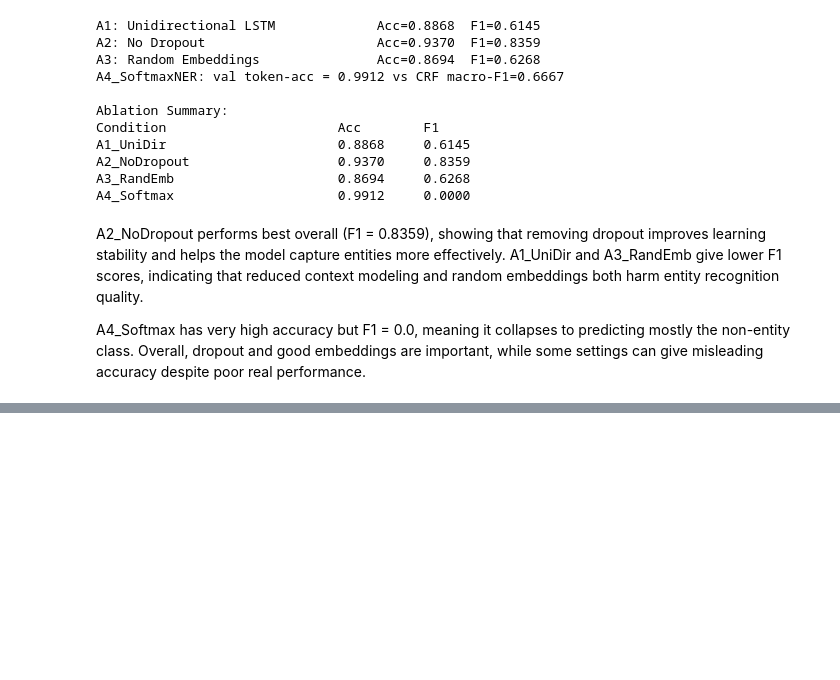
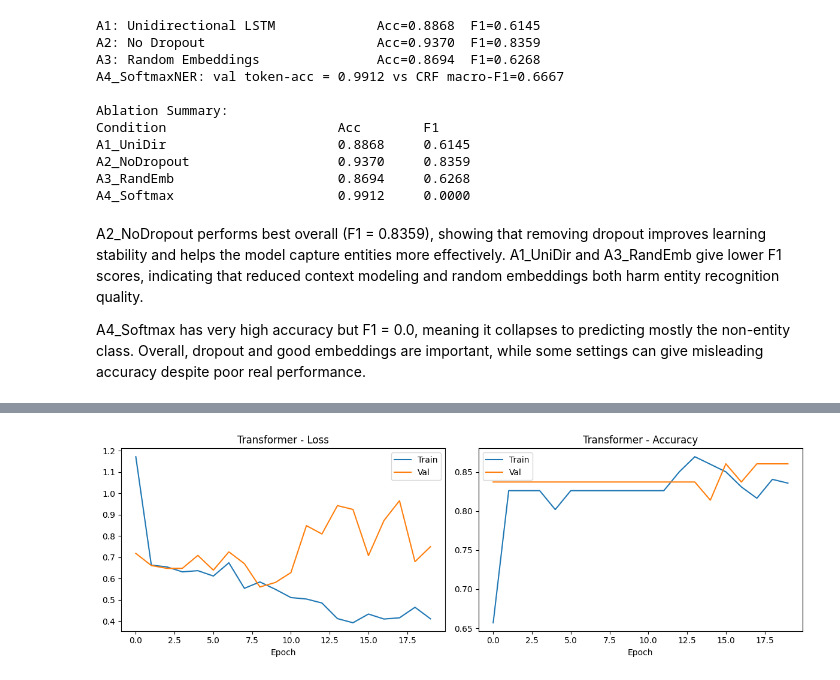
Before and after one commit to abeer-fatima47/i23-2643-NLP-Assignment2, a Jupyter notebook: i23-2643_Assignment2_DS-A.ipynb, the cells around one changed output, grey strips where cells are left out. Cells and saved outputs as stored; diff of their text form; code cells hidden in the pictures; blank space fills up the shorter version.

Commit message:
Part 3: Transformer Encoder for Topic Classification

```diff
--- a/i23-2643_Assignment2_DS-A.ipynb
+++ b/i23-2643_Assignment2_DS-A.ipynb
@@ -1796,0 +1906,33 @@ A4_Softmax has very high accuracy but F1 = 0.0, meaning it collapses to predicti
+# %%
+
+# Stratified 70/15/15 split
+from collections import defaultdict as dd
+
+by_cat = dd(list)
+for i, lab in enumerate(article_topic):
+    by_cat[lab].append(i)
+
+tr_idx, va_idx, te_idx = [], [], []
+for lab, idxs in by_cat.items():
+    random.shuffle(idxs)
+    n  = len(idxs)
+    n1 = int(0.70*n); n2 = int(0.15*n)
+    tr_idx.extend(idxs[:n1])
+    va_idx.extend(idxs[n1:n1+n2])
+    te_idx.extend(idxs[n1+n2:])
+
+Xtr = article_seqs[tr_idx]; ytr = article_topic[tr_idx]
+Xva = article_seqs[va_idx]; yva = article_topic[va_idx]
+Xte = article_seqs[te_idx]; yte = article_topic[te_idx]
+print(f"Train: {len(Xtr)}, Val: {len(Xva)}, Test: {len(Xte)}")
+
+class TopicDataset(Dataset):
+    def __init__(self, X, y):
+        self.X = torch.tensor(X, dtype=torch.long)
+        self.y = torch.tensor(y, dtype=torch.long)
+    def __len__(self): return len(self.y)
+    def __getitem__(self, i): return self.X[i], self.y[i]
+
+tr_dl = DataLoader(TopicDataset(Xtr, ytr), batch_size=16, shuffle=True)
+va_dl = DataLoader(TopicDataset(Xva, yva), batch_size=16)
+te_dl = DataLoader(TopicDataset(Xte, yte), batch_size=16)
@@ -1796,0 +2153,14 @@ A4_Softmax has very high accuracy but F1 = 0.0, meaning it collapses to predicti
+# %%
+
+# training curves
+fig, axes = plt.subplots(1, 2, figsize=(12, 4))
+axes[0].plot(tr_losses, label='Train'); axes[0].plot(va_losses, label='Val')
+axes[0].set_title('Transformer - Loss'); axes[0].set_xlabel('Epoch'); axes[0].legend()
+axes[1].plot(tr_accs, label='Train'); axes[1].plot(va_accs, label='Val')
+axes[1].set_title('Transformer - Accuracy')
+axes[1].set_xlabel('Epoch')
+axes[1].legend()
+plt.tight_layout()
+plt.show()
+# %% [output]
+[figure, added]
```
Also changed, not shown: parts of 10 cells of this notebook, 5 other files.
